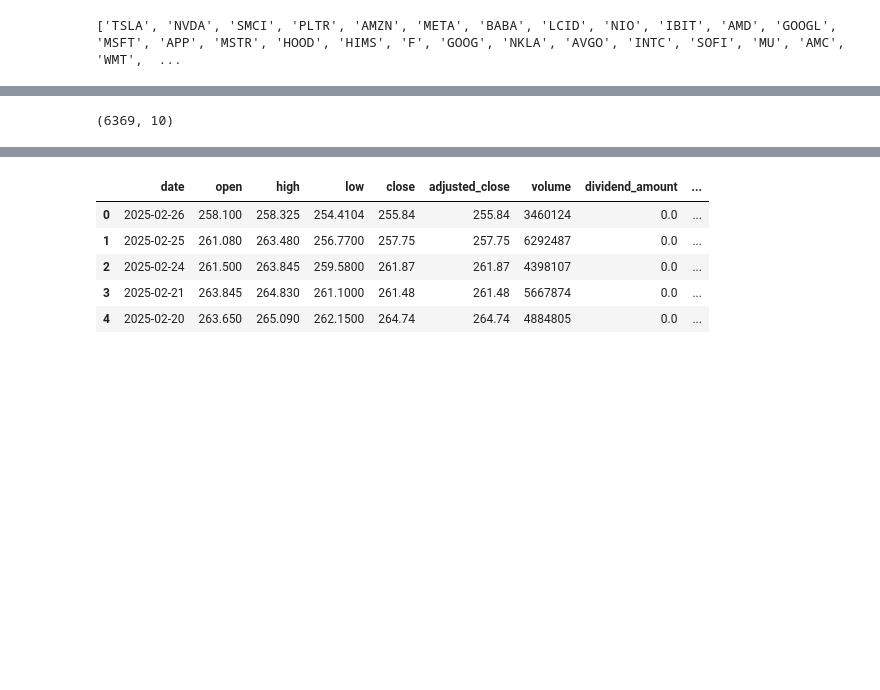
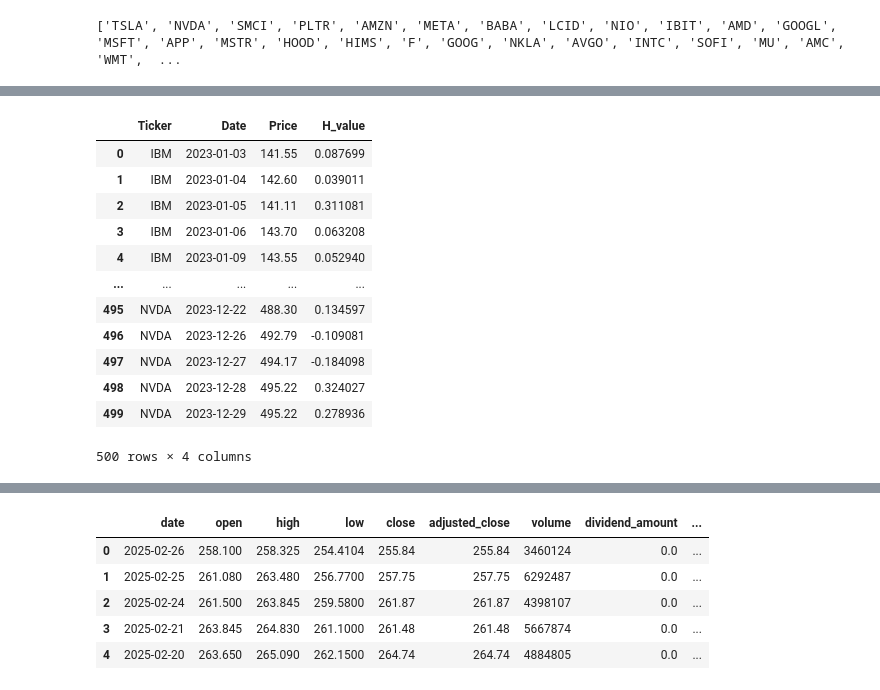
Before and after one commit to roshnx/buy-rough-sell-smooth, a Jupyter notebook: implied_roughness.ipynb, the cells around one changed output, grey strips where cells are left out. Cells and saved outputs as stored; diff of their text form; code cells hidden in the pictures; blank space fills up the shorter version.

Commit message:
sample implied for IBM and NVDA

```diff
--- a/implied_roughness.ipynb
+++ b/implied_roughness.ipynb
@@ -112,7 +112,7 @@ import pandas as pd
 import matplotlib.pyplot as plt
 from scipy.interpolate import CubicSpline
 
-def get_atm_skew_slope(ticker, date, stock_price, options_data, method='mid', flag_plot=True):
+def get_atm_skew_slope(ticker, date, stock_price, options_data, method='mid', flag_plot=False):
     """
     Computes the ATM skew slope using two methods:
 
@@ -290,3 +262,6 @@ def get_h_value(ticker, date, stock_price, options_data, flag_plot_image=True):
 
     print(f"Optimized H Value: {H_opt}")
     return H_opt
+# %%
+adjusted_close_value = stocks_data[stocks_data['Date'] == '2023-01-03']
+stock_price = adjusted_close_value['adjusted_close'].values[0]
@@ -345,4 +351,16 @@ Ticker: IBM, Date: 2023-01-03 00:00:00, Expiration: 2023-02-10
-# %%
-stocks_data.shape
-# %% [output]
-(6369, 10)
+# %%
+h_values_df
+# %% [output]
+|  | Ticker | Date | Price | H_value |
+| 0 | IBM | 2023-01-03 | 141.55 | 0.087699 |
+| 1 | IBM | 2023-01-04 | 142.60 | 0.039011 |
+| 2 | IBM | 2023-01-05 | 141.11 | 0.311081 |
+| 3 | IBM | 2023-01-06 | 143.70 | 0.063208 |
+| 4 | IBM | 2023-01-09 | 143.55 | 0.052940 |
+| ... | ... | ... | ... | ... |
+| 495 | NVDA | 2023-12-22 | 488.30 | 0.134597 |
+| 496 | NVDA | 2023-12-26 | 492.79 | -0.109081 |
+| 497 | NVDA | 2023-12-27 | 494.17 | -0.184098 |
+| 498 | NVDA | 2023-12-28 | 495.22 | 0.324027 |
+| 499 | NVDA | 2023-12-29 | 495.22 | 0.278936 |
+500 rows × 4 columns
```
Also changed, not shown: parts of 6 cells of this notebook, 1 other file.
